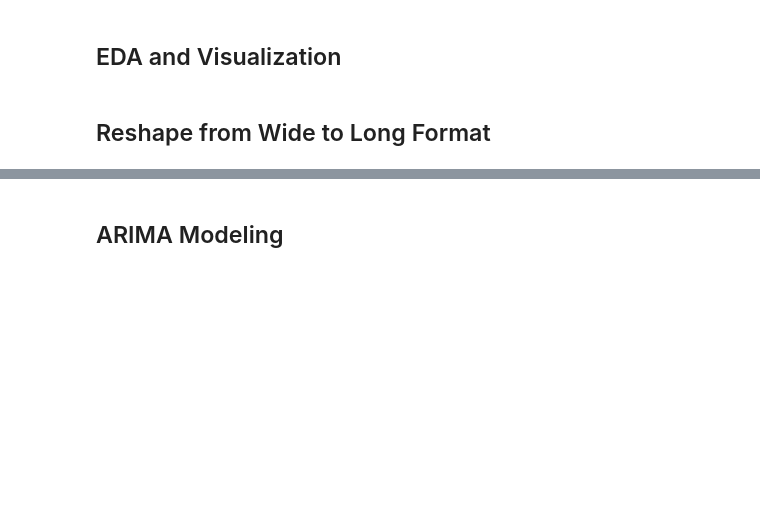
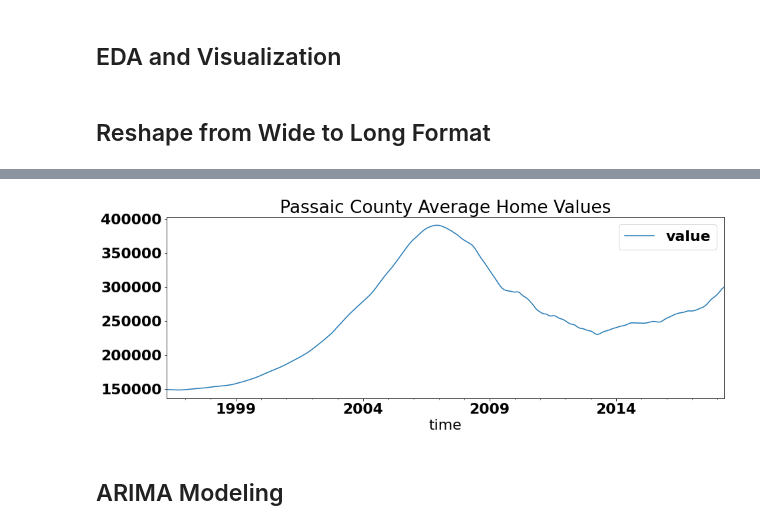
Before and after one commit to jmg0144/Zillow-Time-Series-Analysis, a Jupyter notebook: zillow-time-series-analysis.ipynb, the cells around one changed output, grey strips where cells are left out. Cells and saved outputs as stored; diff of their text form; code cells hidden in the pictures; blank space fills up the shorter version.

Commit message:
Melted dataframe and began analysis

```diff
--- a/zillow-time-series-analysis.ipynb
+++ b/zillow-time-series-analysis.ipynb
@@ -26,0 +49,3 @@ ValueError: time data RegionName doesn't match format specified
+# %%
+df = get_datetimes(df)
+df.head()
@@ -37,8 +70,11 @@ plt.rc('font', **font)
 # %% [markdown]
 ## Reshape from Wide to Long Format
 # %%
+#Function to melt dataframe with datetime columns
 def melt_data(df):
-    melted = pd.melt(df, id_vars=['RegionName', 'City', 'State', 'Metro', 'CountyName'], var_name='time')
-    melted['time'] = pd.to_datetime(melted['time'], infer_datetime_format=True)
+    melted = pd.melt(
+        df,
+        id_vars=['RegionID', 'RegionName', 'City', 'State', 'Metro', 'CountyName', 'SizeRank'],
+        var_name='time')
     melted = melted.dropna(subset=['value'])
-    return melted.groupby('time').aggregate({'value':'mean'})
+    return melted
@@ -48,0 +81,4 @@ ParserError: Unknown string format: RegionID
+# %%
+#Updated dataframe
+melted_df = melt_data(df)
+melted_df
@@ -48,0 +142,4 @@ ParserError: Unknown string format: RegionID
+# %%
+#Create Passaic County dataframe
+passaic_df = melted_df[(melted_df['State'] == 'NJ') & (melted_df['CountyName'] == 'Passaic')]
+passaic_df
@@ -49,3 +185,8 @@ ParserError: Unknown string format: RegionID
+# %%
+passaic_df.groupby('time').aggregate({'value':'mean'}).plot(figsize=(15,5))
+plt.title('Passaic County Average Home Values');
+# %% [output]
+[figure, added]
 # %% [markdown]
 ## ARIMA Modeling
 # %% [markdown]
```
Also changed, not shown: parts of 17 cells of this notebook.
